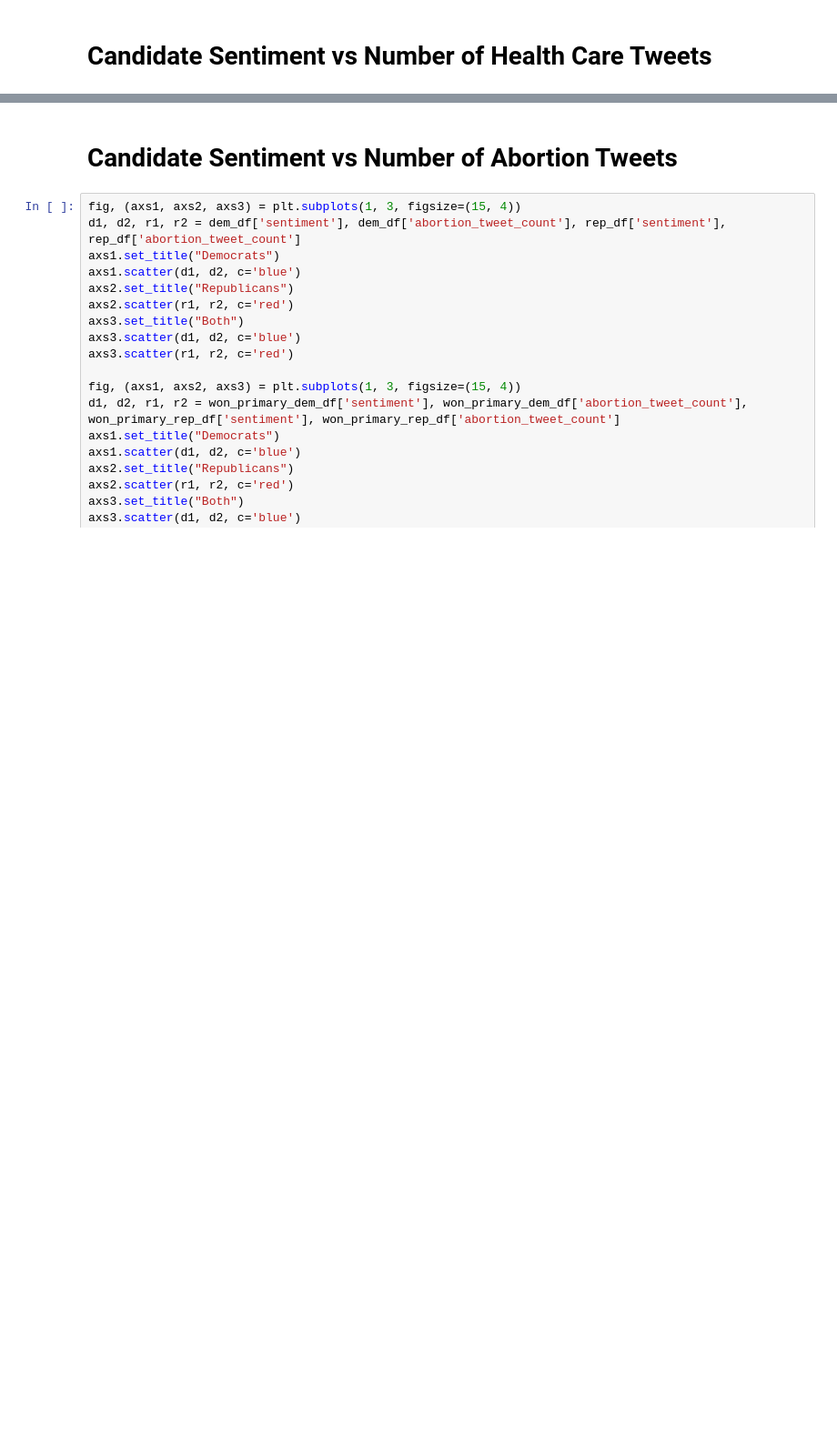
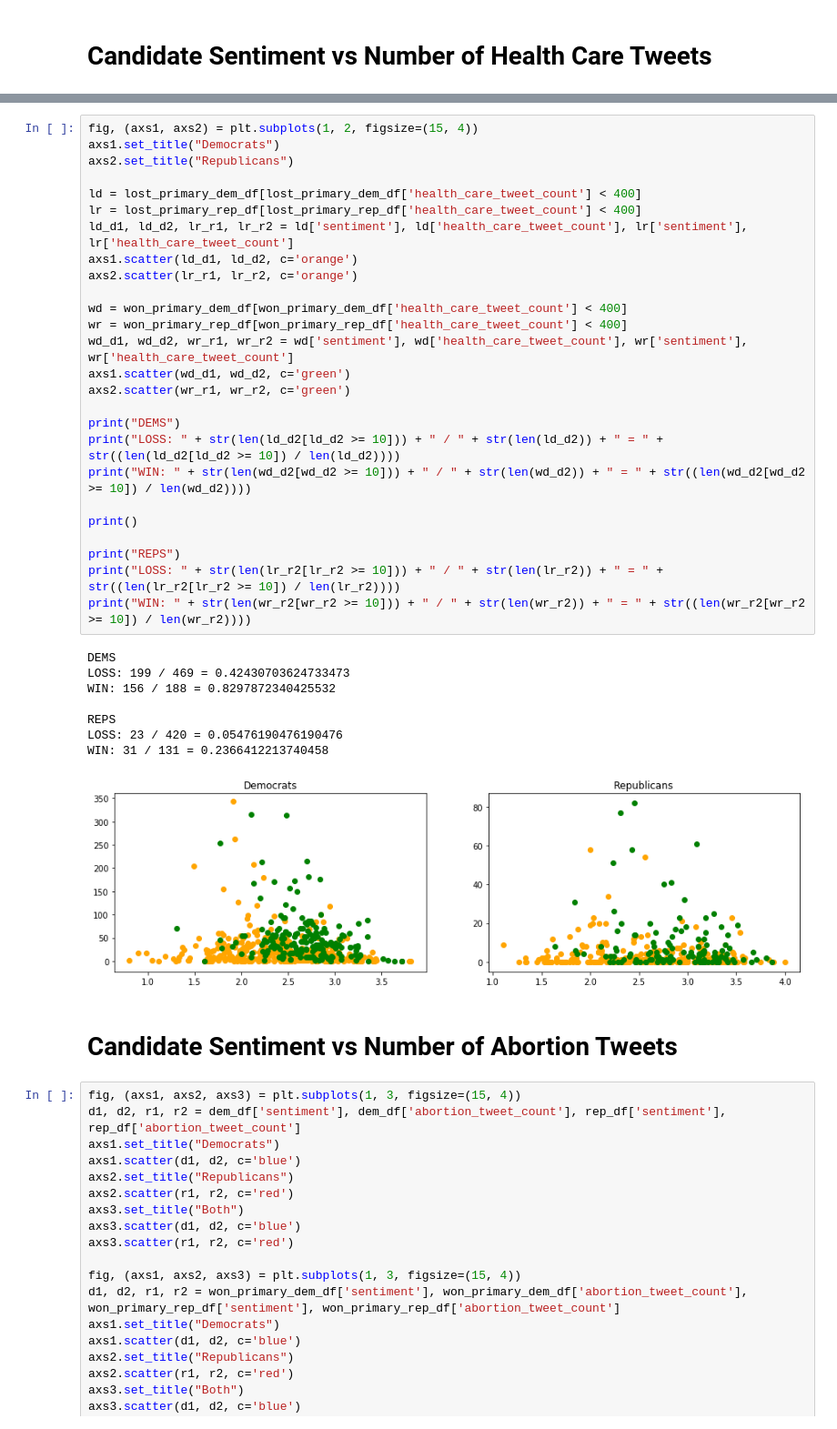
Before and after one commit to charles-tan/POCA, a Jupyter notebook: notebooks/sentiment_result_analysis.ipynb, the cells around one changed output, grey strips where cells are left out. Shown at 91% size. Saved outputs shown, nothing was run; the diff lists cells and outputs as text; blank space fills up the shorter version.

```diff
--- a/notebooks/sentiment_result_analysis.ipynb
+++ b/notebooks/sentiment_result_analysis.ipynb
@@ -293,3 +301,38 @@ axs3.scatter(r1, r2, c='red')
+# %%
+fig, (axs1, axs2) = plt.subplots(1, 2, figsize=(15, 4))
+axs1.set_title("Democrats")
+axs2.set_title("Republicans")
+
+ld = lost_primary_dem_df[lost_primary_dem_df['health_care_tweet_count'] < 400]
+lr = lost_primary_rep_df[lost_primary_rep_df['health_care_tweet_count'] < 400]
+ld_d1, ld_d2, lr_r1, lr_r2 = ld['sentiment'], ld['health_care_tweet_count'], lr['sentiment'], lr['health_care_tweet_count']
+axs1.scatter(ld_d1, ld_d2, c='orange')
+axs2.scatter(lr_r1, lr_r2, c='orange')
+
+wd = won_primary_dem_df[won_primary_dem_df['health_care_tweet_count'] < 400]
+wr = won_primary_rep_df[won_primary_rep_df['health_care_tweet_count'] < 400]
+wd_d1, wd_d2, wr_r1, wr_r2 = wd['sentiment'], wd['health_care_tweet_count'], wr['sentiment'], wr['health_care_tweet_count']
+axs1.scatter(wd_d1, wd_d2, c='green')
+axs2.scatter(wr_r1, wr_r2, c='green')
+
+print("DEMS")
+print("LOSS: " + str(len(ld_d2[ld_d2 >= 10])) + " / " + str(len(ld_d2)) + " = " + str((len(ld_d2[ld_d2 >= 10]) / len(ld_d2))))
+print("WIN: " + str(len(wd_d2[wd_d2 >= 10])) + " / " + str(len(wd_d2)) + " = " + str((len(wd_d2[wd_d2 >= 10]) / len(wd_d2))))
+
+print()
+
+print("REPS")
+print("LOSS: " + str(len(lr_r2[lr_r2 >= 10])) + " / " + str(len(lr_r2)) + " = " + str((len(lr_r2[lr_r2 >= 10]) / len(lr_r2))))
+print("WIN: " + str(len(wr_r2[wr_r2 >= 10])) + " / " + str(len(wr_r2)) + " = " + str((len(wr_r2[wr_r2 >= 10]) / len(wr_r2))))
+# %% [output]
+DEMS
+LOSS: 199 / 469 = 0.42430703624733473
+WIN: 156 / 188 = 0.8297872340425532
+
+REPS
+LOSS: 23 / 420 = 0.05476190476190476
+WIN: 31 / 131 = 0.2366412213740458
+[figure, added]
 # %% [markdown]
 # Candidate Sentiment vs Number of Abortion Tweets
 # %%
```
Also changed, not shown: parts of 35 cells of this notebook.
